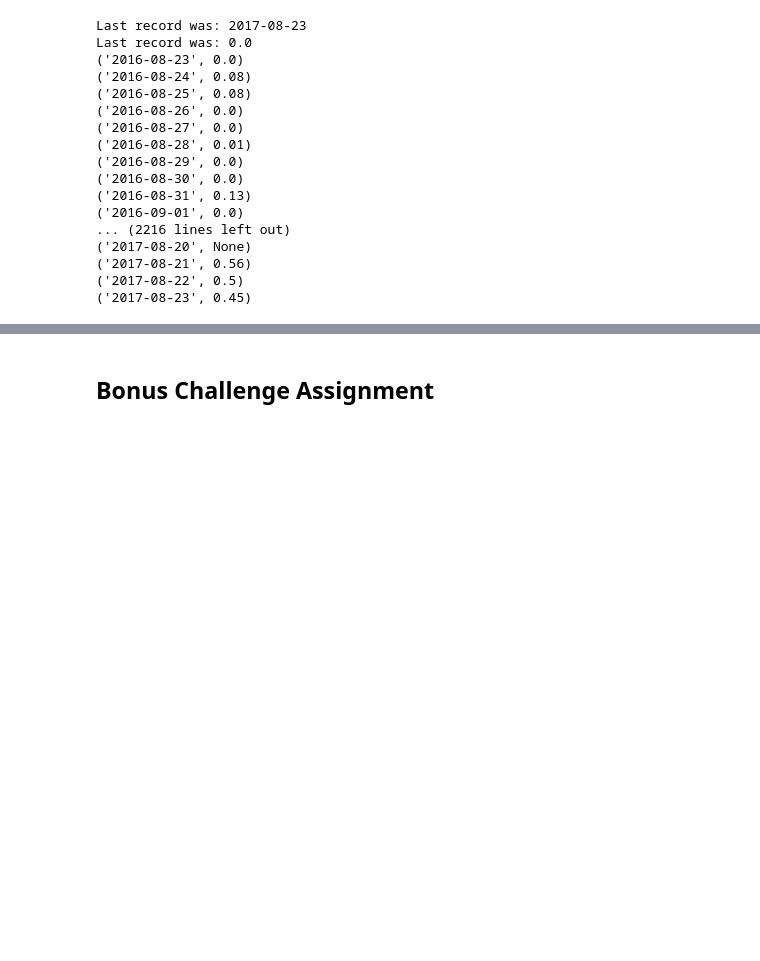
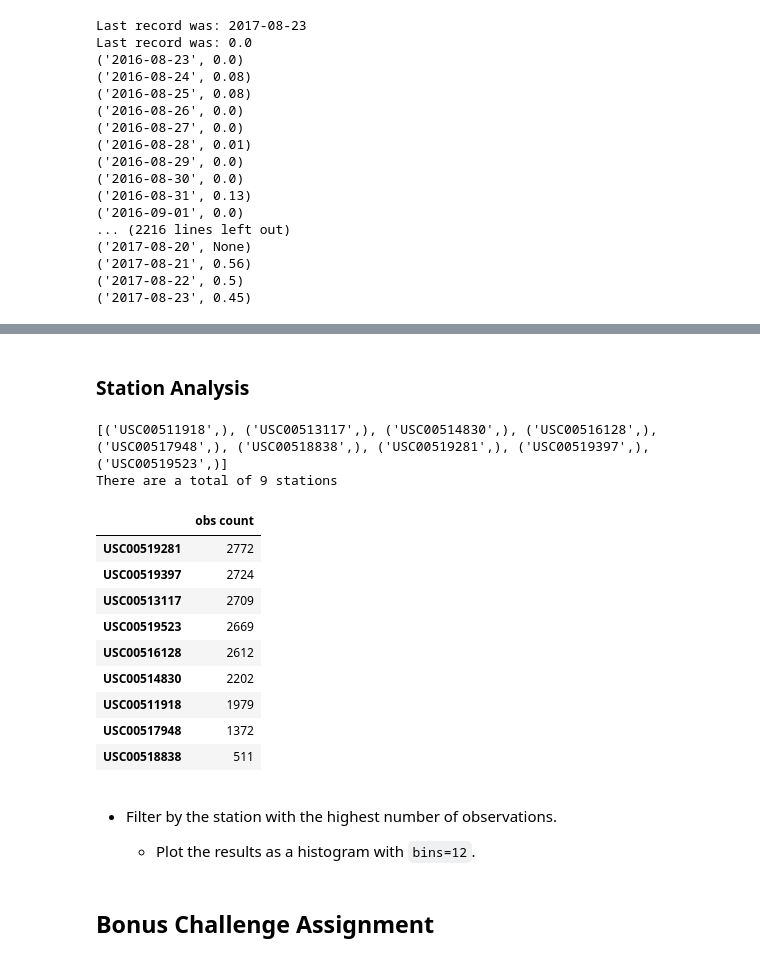
Before and after one commit to Jecyfdez/sqlalchemy-challenge, a Jupyter notebook: climate_starter.ipynb, the cells around one changed output, grey strips where cells are left out. Drawn from its saved outputs; the diff is of its cells as text; code cells hidden in the pictures; blank space fills up the shorter version.

```diff
--- a/climate_starter.ipynb
+++ b/climate_starter.ipynb
@@ -92,8 +123,38 @@ plt.show()
+# %% [markdown]
+### Station Analysis
 # %%
 # Design a query to show how many stations are available in this dataset?
+all_stations = session.query(Measurement.station).group_by(Measurement.station).all()
+count_stations = session.query(Measurement.station).group_by(Measurement.station).count()
+print(all_stations)
+print(f'There are a total of {count_stations} stations')
+# %% [output]
+[('USC00511918',), ('USC00513117',), ('USC00514830',), ('USC00516128',), ('USC00517948',), ('USC00518838',), ('USC00519281',), ('USC00519397',), ('USC00519523',)]
+There are a total of 9 stations
 # %%
 # What are the most active stations? (i.e. what stations have the most rows)?
+stations = []
+station_count = []
+for station in all_stations:
+    count = session.query(measurement.station,measurement.prcp).filter(measurement.station==station[0]).count()
+    stations.append(station[0])
+    station_count.append(count)
+    df= pd.DataFrame(station_count,stations)
 # List the stations and the counts in descending order.
+stations_df = df.rename(columns={0:'obs count'})
+stations_df = stations_df.sort_values('obs count',ascending=False)
+stations_df
+# %% [output]
+|  | obs count |
+| USC00519281 | 2772 |
+| USC00519397 | 2724 |
+| USC00513117 | 2709 |
+| USC00519523 | 2669 |
+| USC00516128 | 2612 |
+| USC00514830 | 2202 |
+| USC00511918 | 1979 |
+| USC00517948 | 1372 |
+| USC00518838 | 511 |
 # %%
 # Using the station id from the previous query, calculate the lowest temperature recorded,
 # highest temperature recorded, and average temperature of the most active station?
@@ -100,6 +162,10 @@ plt.show()
 # %%
 # Choose the station with the highest number of temperature observations.
 # Query the last 12 months of temperature observation data for this station and plot the results as a histogram
+# %% [markdown]
+* Filter by the station with the highest number of observations.
+
+  * Plot the results as a histogram with `bins=12`.
 # %% [markdown]
 ## Bonus Challenge Assignment
 # %%
```
Also changed, not shown: parts of 3 cells of this notebook.
